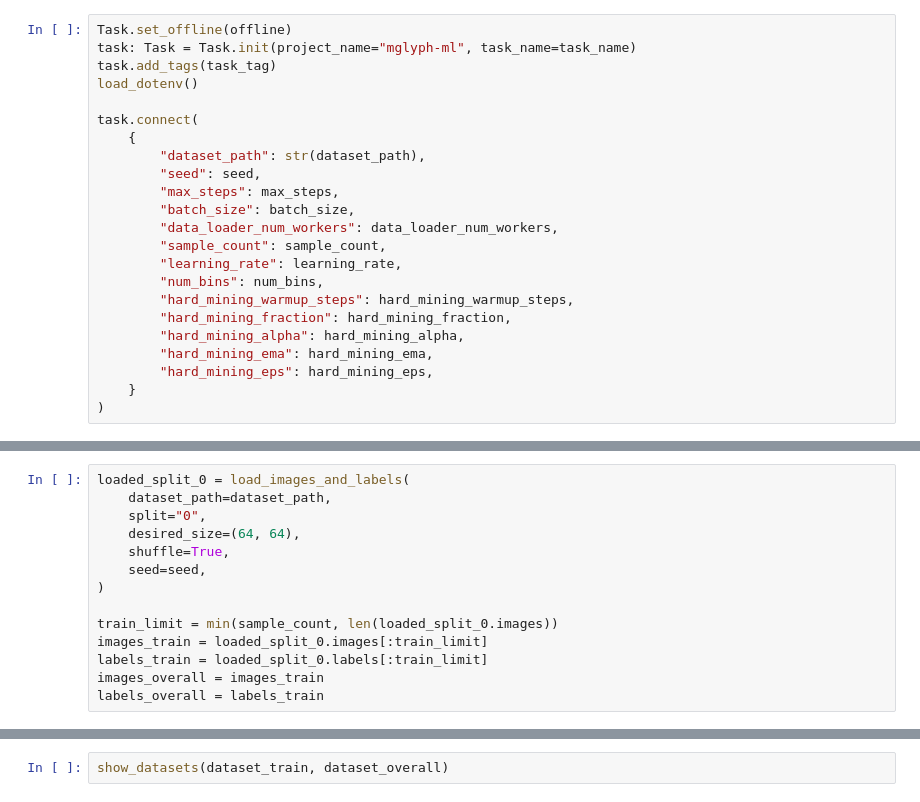
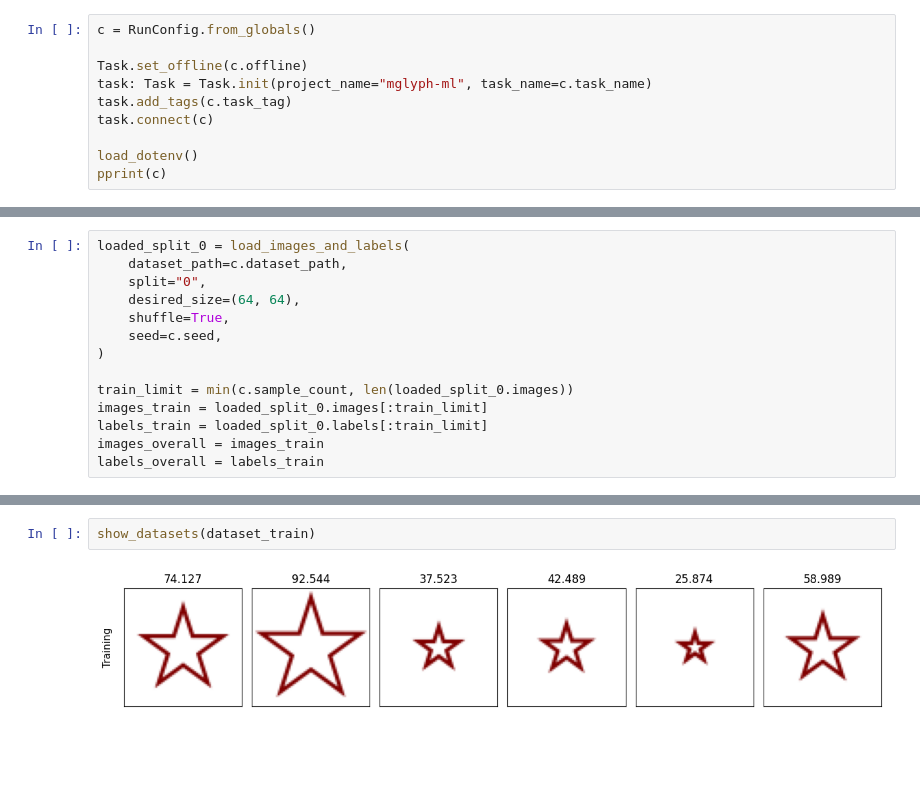
Before and after one commit to DJsushi/mglyph-ml, a Jupyter notebook: notebooks/experiment-binned.ipynb, the cells around one changed output, grey strips where cells are left out. Cells and saved outputs as stored; diff of their text form; blank space fills up the shorter version.

Commit message:
add: RunConfig creation

```diff
--- a/notebooks/experiment-binned.ipynb
+++ b/notebooks/experiment-binned.ipynb
@@ -46,23 +97,10 @@ hard_mining_eps = 1e-3
 # %%
-Task.set_offline(offline)
-task: Task = Task.init(project_name="mglyph-ml", task_name=task_name)
-task.add_tags(task_tag)
+c = RunConfig.from_globals()
+
+Task.set_offline(c.offline)
+task: Task = Task.init(project_name="mglyph-ml", task_name=c.task_name)
+task.add_tags(c.task_tag)
+task.connect(c)
+
 load_dotenv()
-
-task.connect(
-    {
-        "dataset_path": str(dataset_path),
-        "seed": seed,
-        "max_steps": max_steps,
-        "batch_size": batch_size,
-        "data_loader_num_workers": data_loader_num_workers,
-        "sample_count": sample_count,
-        "learning_rate": learning_rate,
-        "num_bins": num_bins,
-        "hard_mining_warmup_steps": hard_mining_warmup_steps,
-        "hard_mining_fraction": hard_mining_fraction,
-        "hard_mining_alpha": hard_mining_alpha,
-        "hard_mining_ema": hard_mining_ema,
-        "hard_mining_eps": hard_mining_eps,
-    }
-)
+pprint(c)
@@ -69,13 +125,13 @@ task.connect(
 # %%
 loaded_split_0 = load_images_and_labels(
-    dataset_path=dataset_path,
+    dataset_path=c.dataset_path,
     split="0",
     desired_size=(64, 64),
     shuffle=True,
-    seed=seed,
+    seed=c.seed,
 )
 
-train_limit = min(sample_count, len(loaded_split_0.images))
+train_limit = min(c.sample_count, len(loaded_split_0.images))
 images_train = loaded_split_0.images[:train_limit]
 labels_train = loaded_split_0.labels[:train_limit]
 images_overall = images_train
@@ -121,3 +173,5 @@ print(f"train dataset size: {len(dataset_train)}")
 # %%
-show_datasets(dataset_train, dataset_overall)
+show_datasets(dataset_train)
+# %% [output]
+[figure, added]
 # %%
```
Also changed, not shown: parts of 12 cells of this notebook, 1 other file.
